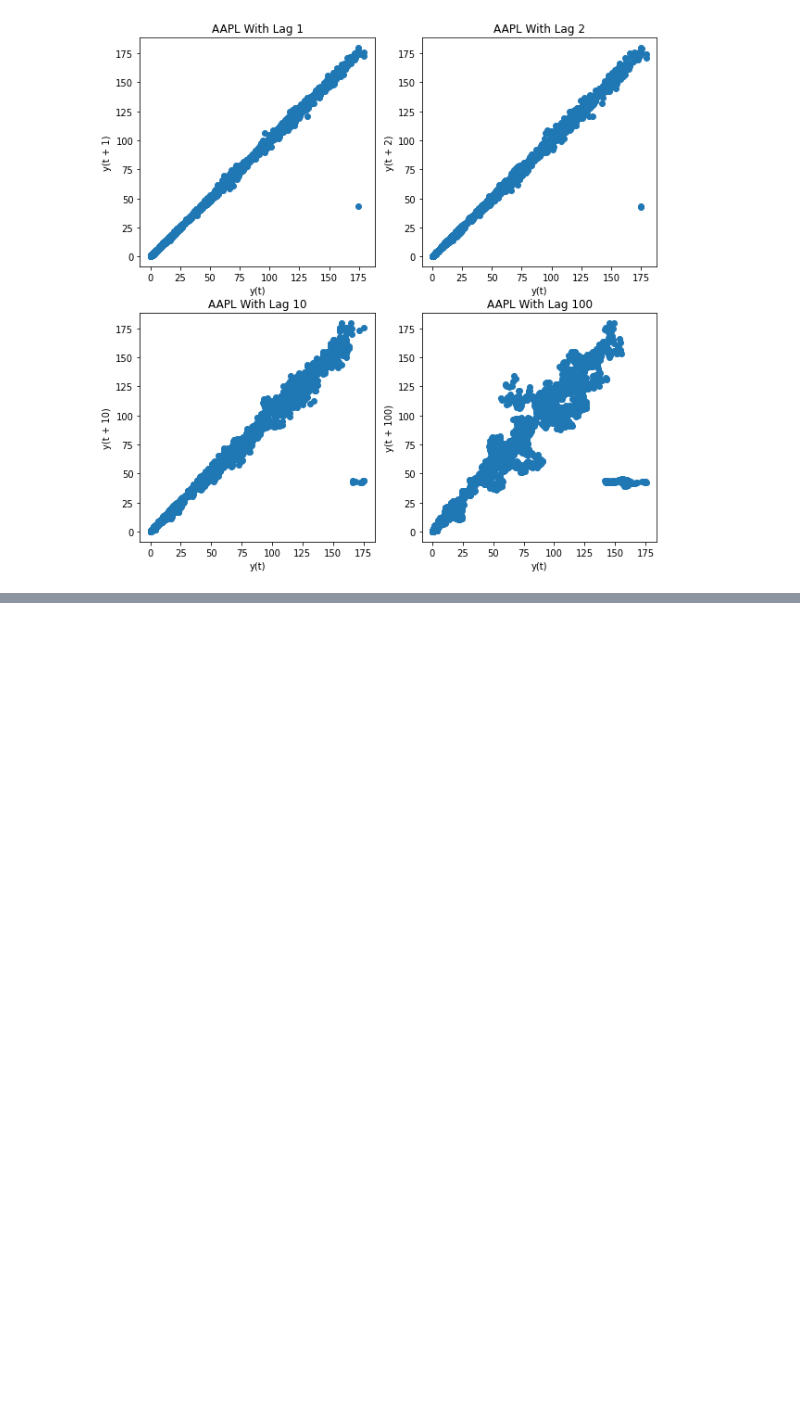
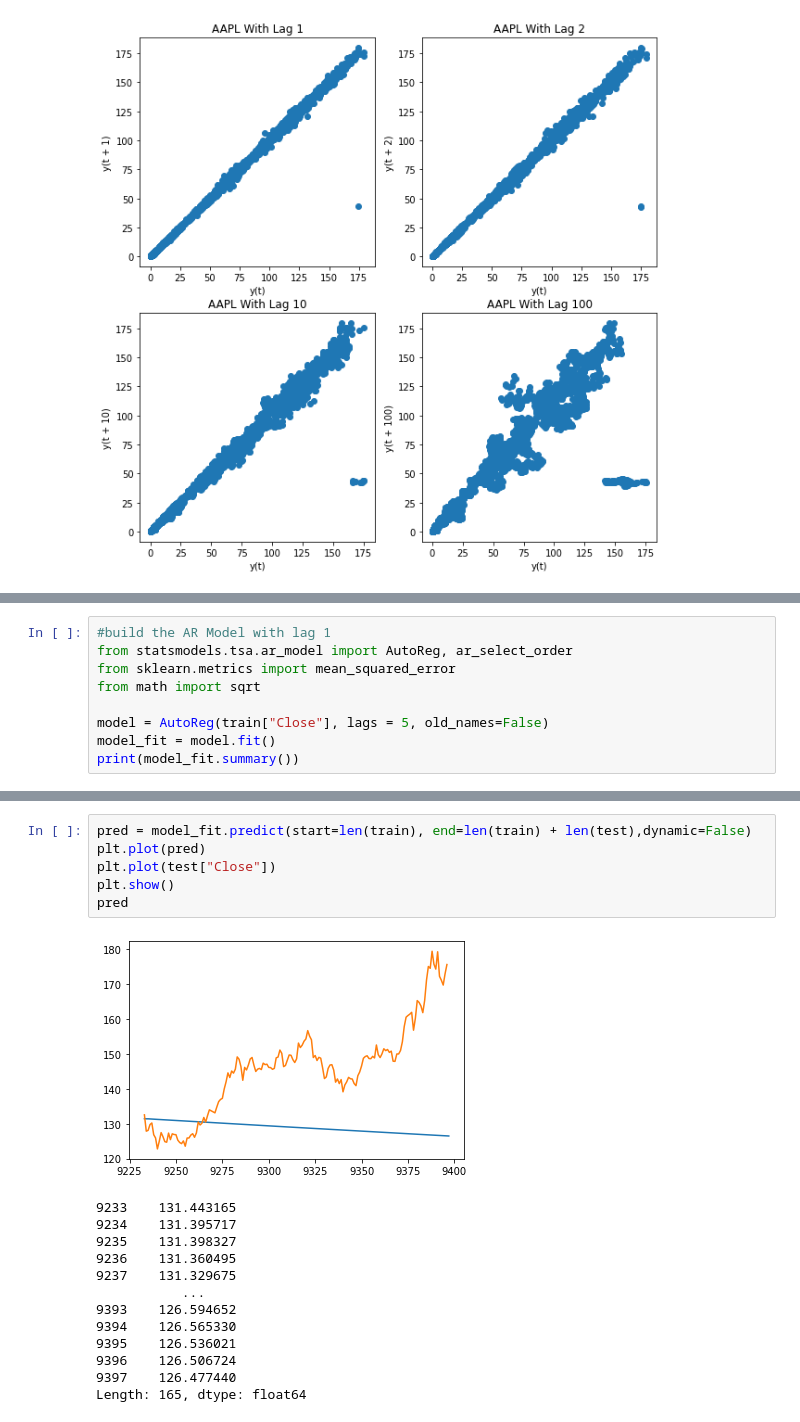
Before and after one commit to kevinkim101/financial_stock_data_modelling, a Jupyter notebook: project_name/notebooks/AR_mode.ipynb, the cells around one changed output, grey strips where cells are left out. Saved outputs shown, nothing was run; the diff lists cells and outputs as text; blank space fills up the shorter version.

```diff
--- a/project_name/notebooks/AR_mode.ipynb
+++ b/project_name/notebooks/AR_mode.ipynb
@@ -61,0 +47,9 @@ plt.show()
+# %%
+#build the AR Model with lag 1
+from statsmodels.tsa.ar_model import AutoReg, ar_select_order
+from sklearn.metrics import mean_squared_error
+from math import sqrt
+
+model = AutoReg(train["Close"], lags = 5, old_names=False)
+model_fit = model.fit()
+print(model_fit.summary())
@@ -61,0 +74,20 @@ plt.show()
+# %%
+pred = model_fit.predict(start=len(train), end=len(train) + len(test),dynamic=False)
+plt.plot(pred)
+plt.plot(test["Close"])
+plt.show()
+pred
+# %% [output]
+[figure, added]
+9233    131.443165
+9234    131.395717
+9235    131.398327
+9236    131.360495
+9237    131.329675
+           ...
+9393    126.594652
+9394    126.565330
+9395    126.536021
+9396    126.506724
+9397    126.477440
+Length: 165, dtype: float64
```
Also changed, not shown: parts of 5 cells of this notebook.
